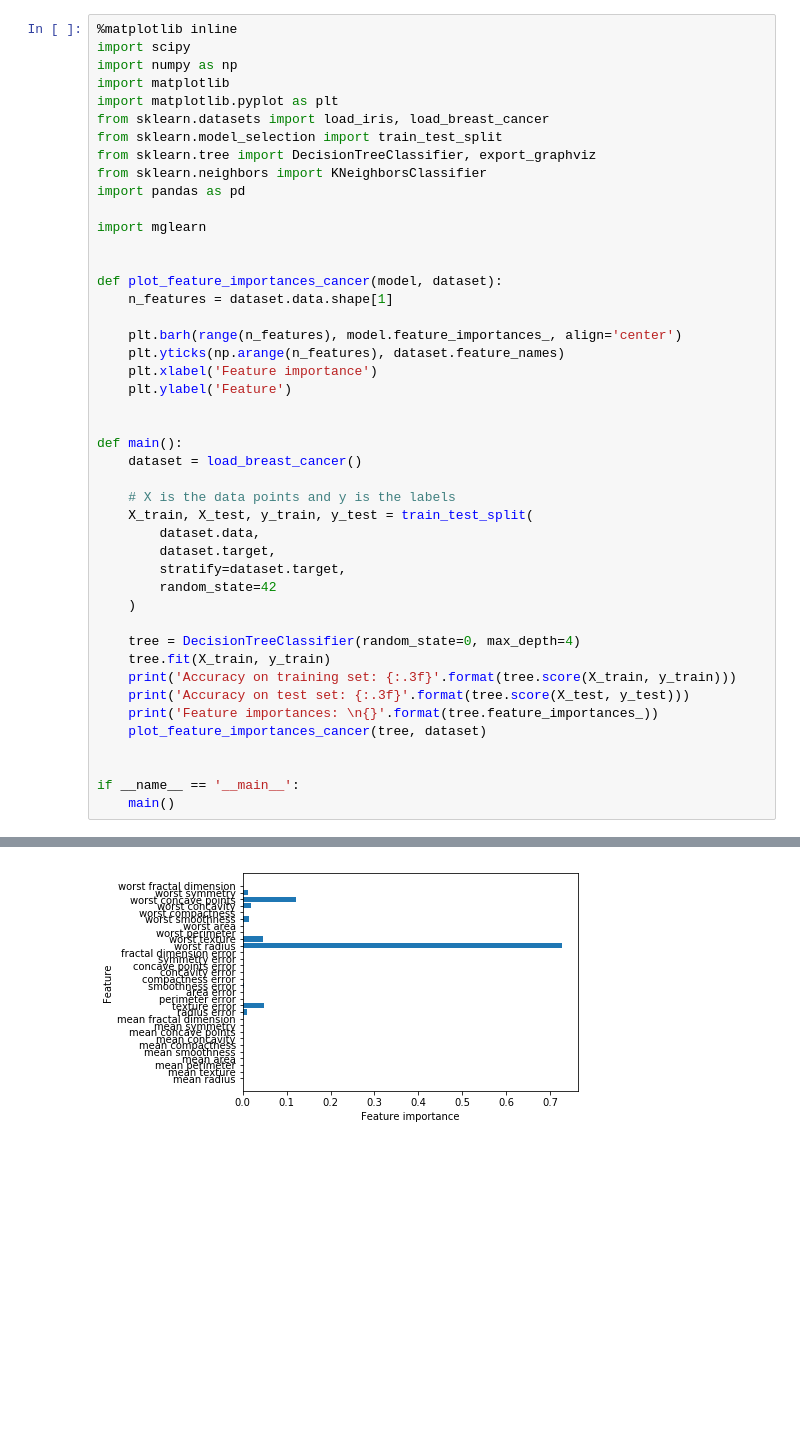
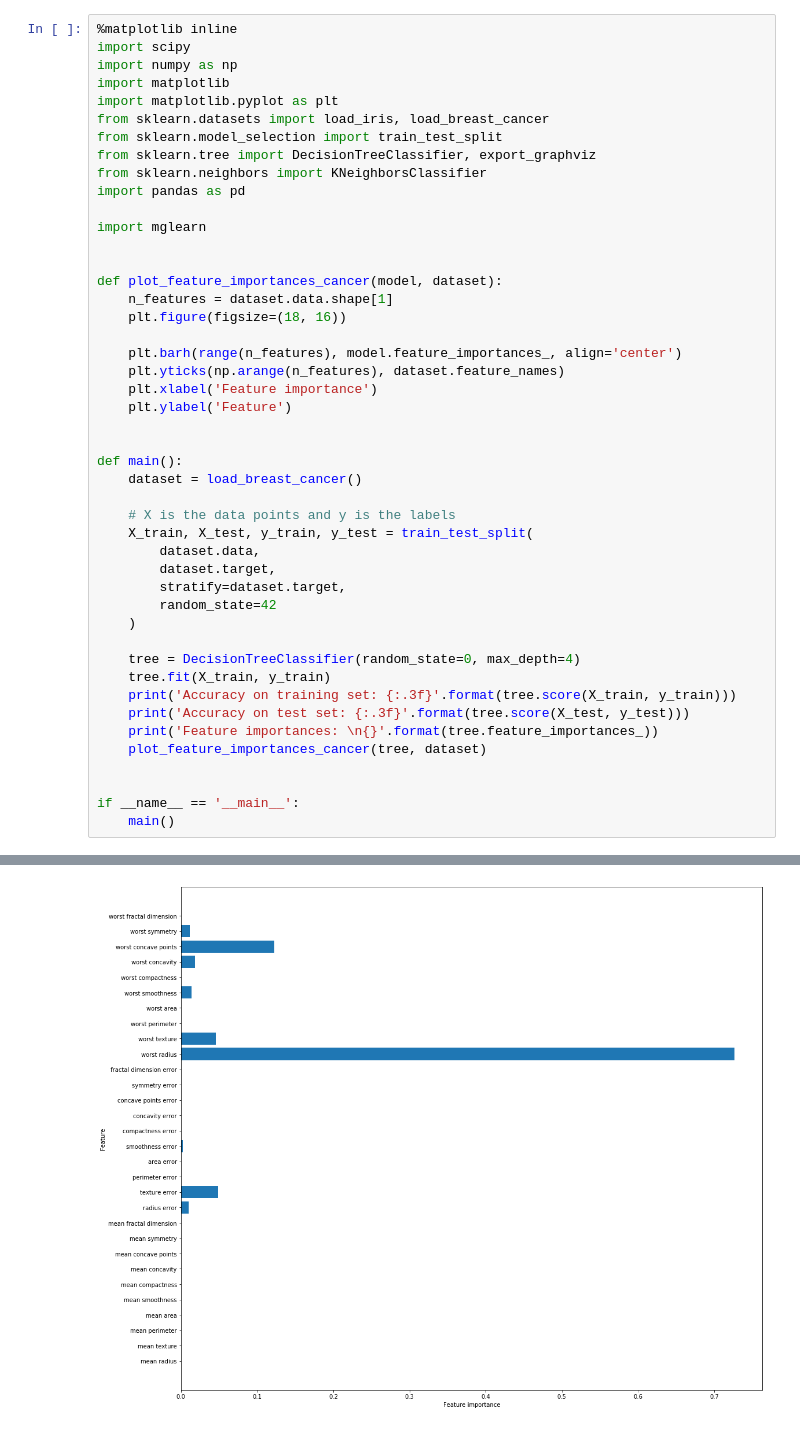
Before and after one commit to awest1339/ML, a Jupyter notebook: notebook_ml_aw.ipynb, the cells around one changed output, grey strips where cells are left out. Saved outputs shown, nothing was run; the diff lists cells and outputs as text; blank space fills up the shorter version.

Commit message:
Make plot larger

```diff
--- a/notebook_ml_aw.ipynb
+++ b/notebook_ml_aw.ipynb
@@ -15,6 +15,7 @@ import mglearn
 
 def plot_feature_importances_cancer(model, dataset):
     n_features = dataset.data.shape[1]
+    plt.figure(figsize=(18, 16))
 
     plt.barh(range(n_features), model.feature_importances_, align='center')
     plt.yticks(np.arange(n_features), dataset.feature_names)
@@ -25,31 +26,31 @@ def plot_feature_importances_cancer(model, dataset):
 def main():
     dataset = load_breast_cancer()
 
     # X is the data points and y is the labels
     X_train, X_test, y_train, y_test = train_test_split(
         dataset.data,
         dataset.target,
         stratify=dataset.target,
         random_state=42
     )
 
     tree = DecisionTreeClassifier(random_state=0, max_depth=4)
     tree.fit(X_train, y_train)
     print('Accuracy on training set: {:.3f}'.format(tree.score(X_train, y_train)))
     print('Accuracy on test set: {:.3f}'.format(tree.score(X_test, y_test)))
     print('Feature importances: \n{}'.format(tree.feature_importances_))
     plot_feature_importances_cancer(tree, dataset)
 
 
 if __name__ == '__main__':
     main()
 # %% [output]
 Accuracy on training set: 0.988
 Accuracy on test set: 0.951
 Feature importances:
 [ 0.          0.          0.          0.          0.          0.          0.
   0.          0.          0.          0.01019737  0.04839825  0.          0.
   0.0024156   0.          0.          0.          0.          0.
   0.72682851  0.0458159   0.          0.          0.0141577   0.          0.018188
   0.1221132   0.01188548  0.        ]
-[figure, old version]
+[figure, new version]
```
